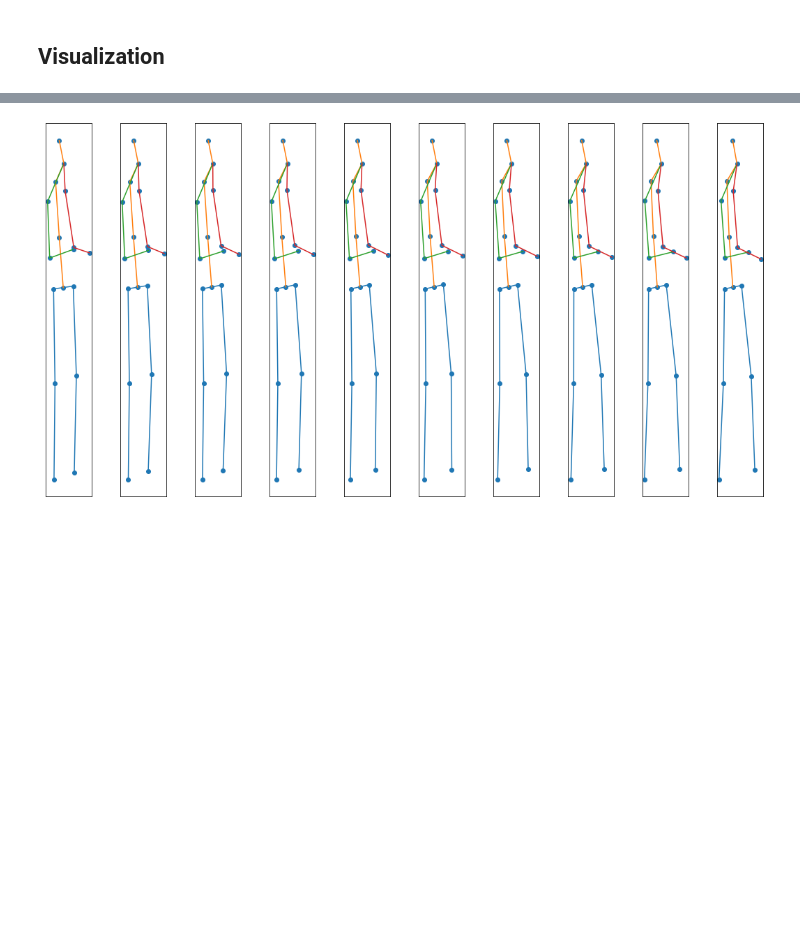
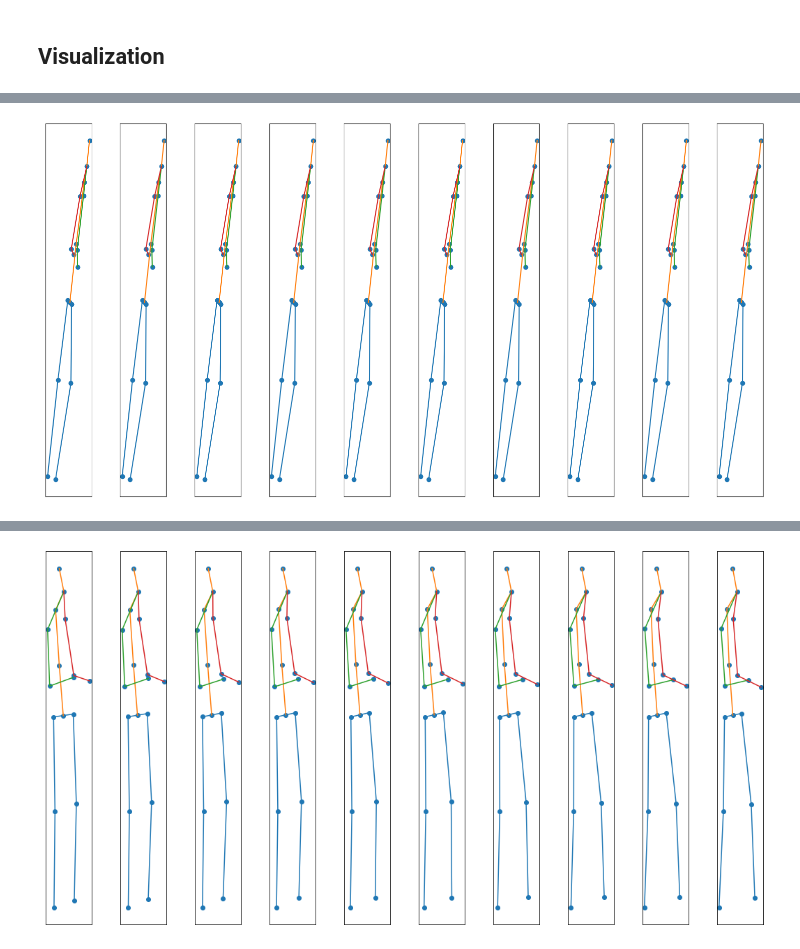
Before and after one commit to IbramMedhat/Human-Motion-Synthesis, a Jupyter notebook: GlocalNet_full_implmentation.ipynb, the cells around one changed output, grey strips where cells are left out. Drawn from its saved outputs; the diff is of its cells as text; code cells hidden in the pictures; blank space fills up the shorter version.

```diff
--- a/GlocalNet_full_implmentation.ipynb
+++ b/GlocalNet_full_implmentation.ipynb
@@ -723,0 +736,22 @@ history_model14, glocal_model14 = run_experiment(preprocessed_downsampled_dataX_
+# %%
+class BasicRNN(Model_):
+    """
+    simple many to many RNN model
+    """
+    def __init__(self, output_diminsions=64, RNN_type="classical", activation="relu"):
+        super(BasicRNN, self).__init__()
+        possible_RNN_types = ["classical", "LSTM", "GRU"]
+        assert RNN_type in possible_RNN_types, f"RNN_type should be one of the valid values ['classical', 'LSTM', 'GRU']"
+        if(RNN_type == "classical") :
+            self.ruccernt_layer = SimpleRNN(output_diminsions, return_sequences=True)
+        elif(RNN_type == "LSTM") :
+            self.ruccernt_layer = LSTM(output_diminsions, return_sequences=True)
+        else :
+            self.ruccernt_layer = GRU(output_diminsions, return_sequences=True)
+        self.dense_layer = TimeDistributed(Dense(output_diminsions,
+                                                        activation=activation))
+
+    def call(self, input) :
+        output = self.ruccernt_layer(input)
+        output = self.dense_layer(output)
+        return output
@@ -723,0 +882,5 @@ history_model14, glocal_model14 = run_experiment(preprocessed_downsampled_dataX_
+# %%
+simple_RNN6 = BasicRNN(RNN_type="GRU", activation="linear")
+# %%
+history_simple_RNN6, simple_RNN6 = resume_training(simple_RNN6, sampled_dataX_short_term, sampled_dataY_short_term, epochs=10, batch_size=20, use_mse=True, validation_split=0.0,
+  metrics=[tf.keras.losses.mean_absolute_percentage_error, Metrics().custom_sequence_MMD_loss])
@@ -725,0 +926,2 @@ history_model14, glocal_model14 = run_experiment(preprocessed_downsampled_dataX_
+# %%
+predictions_simple_RNN6 = simple_RNN6.predict(sampled_dataX_short_term)
@@ -725,0 +950,4 @@ history_model14, glocal_model14 = run_experiment(preprocessed_downsampled_dataX_
+# %%
+visualize_frames(predictions_simple_RNN6[5000])
+# %% [output]
+[figure, added]
```
Also changed, not shown: parts of 46 cells of this notebook.
